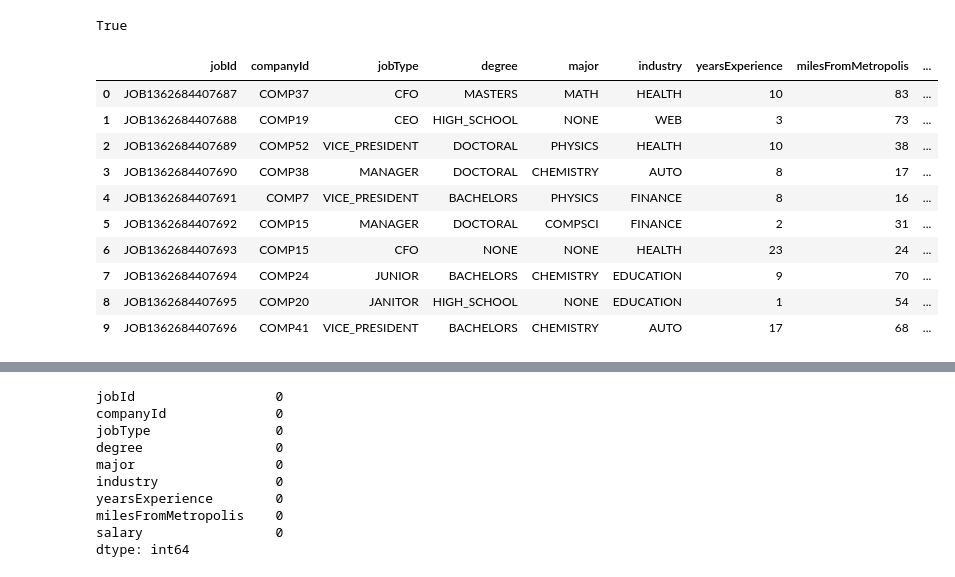
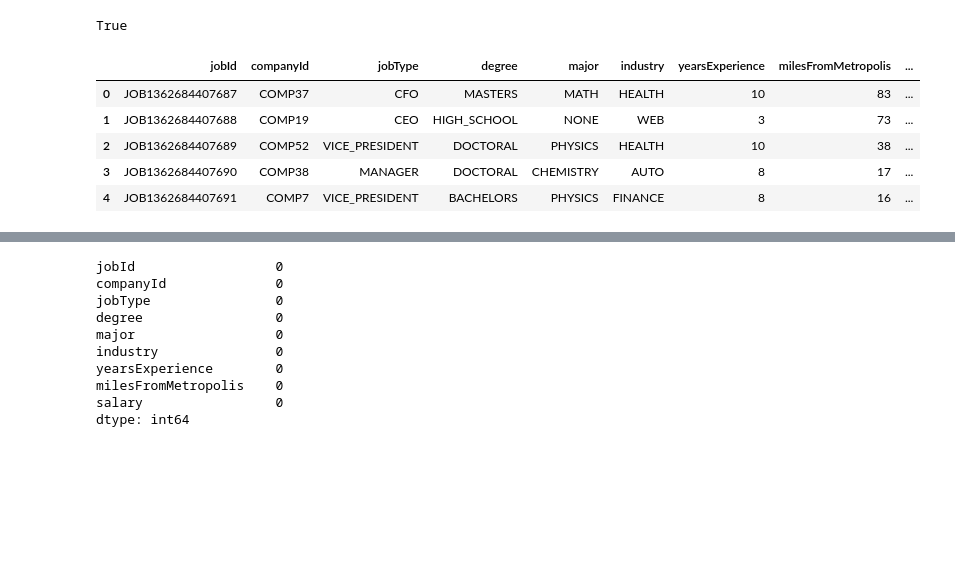
Before and after one commit to HieuNguyen258/Are-we-overpaying-our-employees-, a Jupyter notebook: Salary Prediction Project.ipynb, the cells around one changed output, grey strips where cells are left out. Saved outputs shown, nothing was run; the diff lists cells and outputs as text; code cells hidden in the pictures; blank space fills up the shorter version.

```diff
--- a/Salary Prediction Project.ipynb
+++ b/Salary Prediction Project.ipynb
@@ -165,19 +155,14 @@ True
 #merge the train_target and train_features df by jobId
 train = train_features.merge(train_target, on = 'jobId')
 # %%
-train.head(10)
+train.head()
 # %% [output]
 |  | jobId | companyId | jobType | degree | major | industry | yearsExperience | milesFromMetropolis | ... |
 | 0 | JOB1362684407687 | COMP37 | CFO | MASTERS | MATH | HEALTH | 10 | 83 | ... |
 | 1 | JOB1362684407688 | COMP19 | CEO | HIGH_SCHOOL | NONE | WEB | 3 | 73 | ... |
 | 2 | JOB1362684407689 | COMP52 | VICE_PRESIDENT | DOCTORAL | PHYSICS | HEALTH | 10 | 38 | ... |
 | 3 | JOB1362684407690 | COMP38 | MANAGER | DOCTORAL | CHEMISTRY | AUTO | 8 | 17 | ... |
 | 4 | JOB1362684407691 | COMP7 | VICE_PRESIDENT | BACHELORS | PHYSICS | FINANCE | 8 | 16 | ... |
-| 5 | JOB1362684407692 | COMP15 | MANAGER | DOCTORAL | COMPSCI | FINANCE | 2 | 31 | ... |
-| 6 | JOB1362684407693 | COMP15 | CFO | NONE | NONE | HEALTH | 23 | 24 | ... |
-| 7 | JOB1362684407694 | COMP24 | JUNIOR | BACHELORS | CHEMISTRY | EDUCATION | 9 | 70 | ... |
-| 8 | JOB1362684407695 | COMP20 | JANITOR | HIGH_SCHOOL | NONE | EDUCATION | 1 | 54 | ... |
-| 9 | JOB1362684407696 | COMP41 | VICE_PRESIDENT | BACHELORS | CHEMISTRY | AUTO | 17 | 68 | ... |
 # %%
 #merging successful
 train.info()
```
Also changed, not shown: parts of 26 cells of this notebook.
